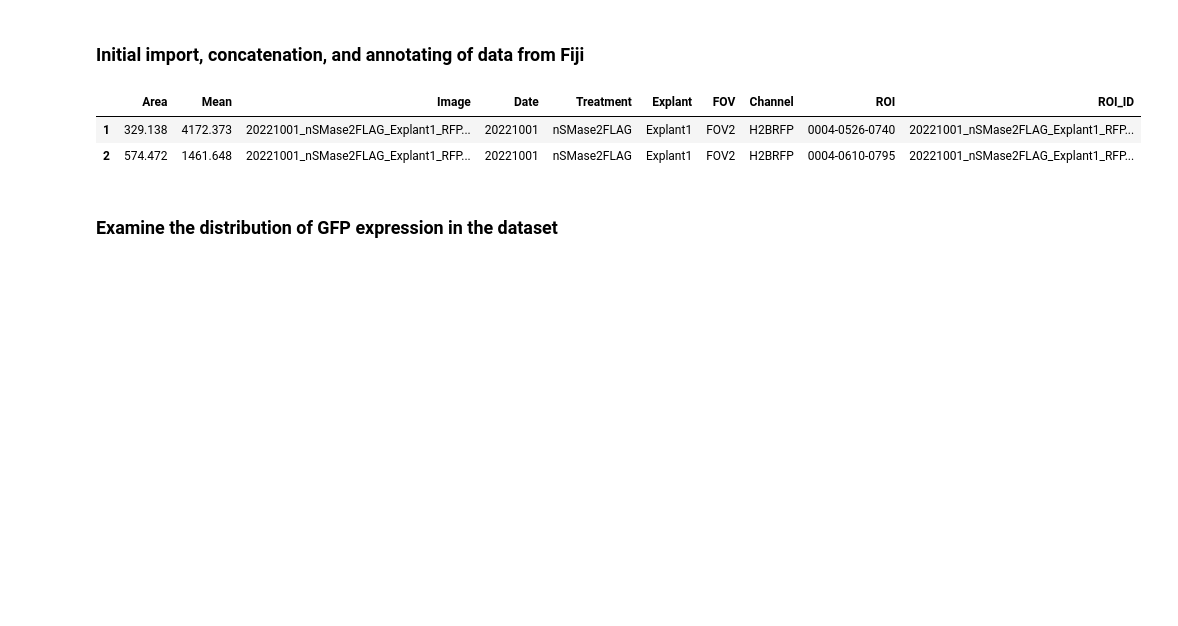
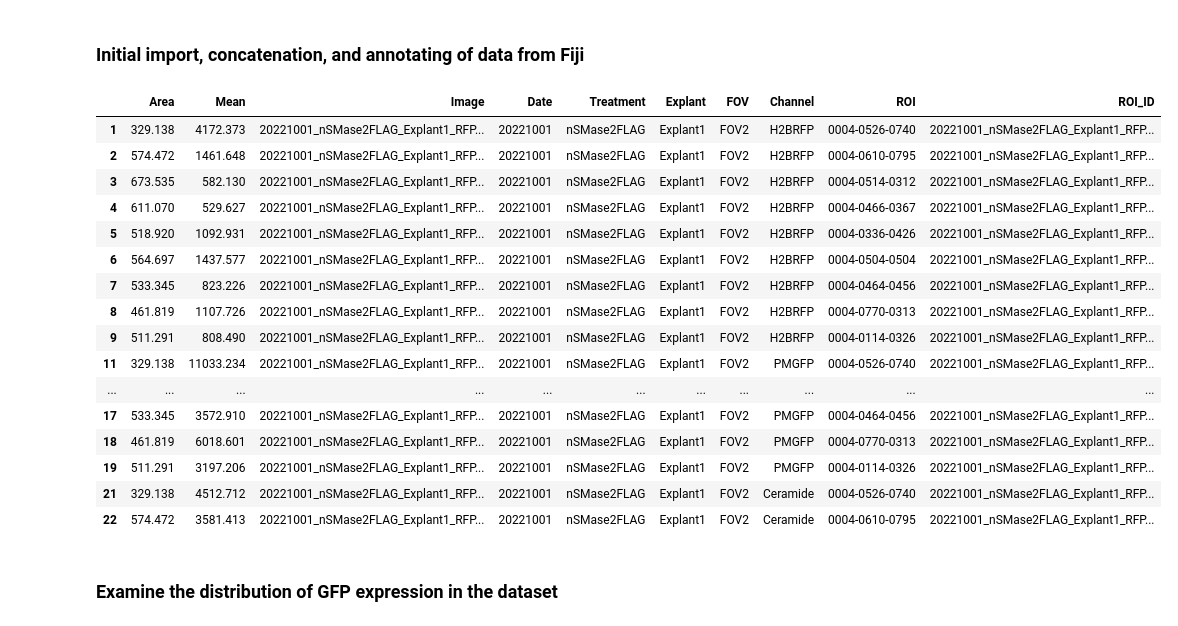
Before and after one commit to PiacentinoLab/2022_PNAS_nSMase2_Endocytosis, a Jupyter notebook: Figure4/F_Ceramide_IHC_Explants/20221019_sc_Ceramide_IntensityAnalysis.ipynb, the cells around one changed output. Saved outputs shown, nothing was run; the diff lists cells and outputs as text; code cells hidden in the pictures; blank space fills up the shorter version.

```diff
--- a/Figure4/F_Ceramide_IHC_Explants/20221019_sc_Ceramide_IntensityAnalysis.ipynb
+++ b/Figure4/F_Ceramide_IHC_Explants/20221019_sc_Ceramide_IntensityAnalysis.ipynb
@@ -23,34 +23,48 @@ Loading BokehJS ...
 # %%
 # Define path to directory with measurements
 path = os.path.abspath('raw_source_data/')
 df_summary = pd.DataFrame()
 list_summary = []
 
 # For loop to bring in files and concatenate them into a single dataframe
 for file_ in glob.glob(path + "/*_Intensity.csv"):
     df = pd.read_csv(file_)
     # Determine Image name from file name, then parse experiment details from Image name
     df['Image'] = os.path.splitext(os.path.basename(file_))[0]
     (df['Date'], df['Treatment'], df['Explant'],
              df['Stains'], df['FOV'], df['Measurement']) = zip(*df['Image'].map(lambda x:x.split('_')))
     (df['Channel'], df['ROI']) = zip(*df['Label'].map(lambda x:x.split(':')))
     df['ROI_ID'] = df['Image'] + '_' + df['ROI']
 
     # Drop unnecessary columns for tidiness
     df = df.drop(['Label', 'RawIntDen','IntDen', 'Stains', 'Measurement'], axis = 1)
     df = df.loc[df['ROI'] != 'background']
     df = df.drop_duplicates()
     list_summary.append(df)
 
 df_summary = pd.concat(list_summary, sort=False)
 df_summary = df_summary.drop(columns=' ').drop_duplicates()
 
 # Preview dataframe to confirm import successful
-df_summary.head(2)
+df_summary.head(20)
 # %% [output]
 |  | Area | Mean | Image | Date | Treatment | Explant | FOV | Channel | ROI | ROI_ID |
 | 1 | 329.138 | 4172.373 | 20221001_nSMase2FLAG_Explant1_RFP... | 20221001 | nSMase2FLAG | Explant1 | FOV2 | H2BRFP | 0004-0526-0740 | 20221001_nSMase2FLAG_Explant1_RFP... |
 | 2 | 574.472 | 1461.648 | 20221001_nSMase2FLAG_Explant1_RFP... | 20221001 | nSMase2FLAG | Explant1 | FOV2 | H2BRFP | 0004-0610-0795 | 20221001_nSMase2FLAG_Explant1_RFP... |
+| 3 | 673.535 | 582.130 | 20221001_nSMase2FLAG_Explant1_RFP... | 20221001 | nSMase2FLAG | Explant1 | FOV2 | H2BRFP | 0004-0514-0312 | 20221001_nSMase2FLAG_Explant1_RFP... |
+| 4 | 611.070 | 529.627 | 20221001_nSMase2FLAG_Explant1_RFP... | 20221001 | nSMase2FLAG | Explant1 | FOV2 | H2BRFP | 0004-0466-0367 | 20221001_nSMase2FLAG_Explant1_RFP... |
+| 5 | 518.920 | 1092.931 | 20221001_nSMase2FLAG_Explant1_RFP... | 20221001 | nSMase2FLAG | Explant1 | FOV2 | H2BRFP | 0004-0336-0426 | 20221001_nSMase2FLAG_Explant1_RFP... |
+| 6 | 564.697 | 1437.577 | 20221001_nSMase2FLAG_Explant1_RFP... | 20221001 | nSMase2FLAG | Explant1 | FOV2 | H2BRFP | 0004-0504-0504 | 20221001_nSMase2FLAG_Explant1_RFP... |
+| 7 | 533.345 | 823.226 | 20221001_nSMase2FLAG_Explant1_RFP... | 20221001 | nSMase2FLAG | Explant1 | FOV2 | H2BRFP | 0004-0464-0456 | 20221001_nSMase2FLAG_Explant1_RFP... |
+| 8 | 461.819 | 1107.726 | 20221001_nSMase2FLAG_Explant1_RFP... | 20221001 | nSMase2FLAG | Explant1 | FOV2 | H2BRFP | 0004-0770-0313 | 20221001_nSMase2FLAG_Explant1_RFP... |
+| 9 | 511.291 | 808.490 | 20221001_nSMase2FLAG_Explant1_RFP... | 20221001 | nSMase2FLAG | Explant1 | FOV2 | H2BRFP | 0004-0114-0326 | 20221001_nSMase2FLAG_Explant1_RFP... |
+| 11 | 329.138 | 11033.234 | 20221001_nSMase2FLAG_Explant1_RFP... | 20221001 | nSMase2FLAG | Explant1 | FOV2 | PMGFP | 0004-0526-0740 | 20221001_nSMase2FLAG_Explant1_RFP... |
+| ... | ... | ... | ... | ... | ... | ... | ... | ... | ... | ... |
+| 17 | 533.345 | 3572.910 | 20221001_nSMase2FLAG_Explant1_RFP... | 20221001 | nSMase2FLAG | Explant1 | FOV2 | PMGFP | 0004-0464-0456 | 20221001_nSMase2FLAG_Explant1_RFP... |
+| 18 | 461.819 | 6018.601 | 20221001_nSMase2FLAG_Explant1_RFP... | 20221001 | nSMase2FLAG | Explant1 | FOV2 | PMGFP | 0004-0770-0313 | 20221001_nSMase2FLAG_Explant1_RFP... |
+| 19 | 511.291 | 3197.206 | 20221001_nSMase2FLAG_Explant1_RFP... | 20221001 | nSMase2FLAG | Explant1 | FOV2 | PMGFP | 0004-0114-0326 | 20221001_nSMase2FLAG_Explant1_RFP... |
+| 21 | 329.138 | 4512.712 | 20221001_nSMase2FLAG_Explant1_RFP... | 20221001 | nSMase2FLAG | Explant1 | FOV2 | Ceramide | 0004-0526-0740 | 20221001_nSMase2FLAG_Explant1_RFP... |
+| 22 | 574.472 | 3581.413 | 20221001_nSMase2FLAG_Explant1_RFP... | 20221001 | nSMase2FLAG | Explant1 | FOV2 | Ceramide | 0004-0610-0795 | 20221001_nSMase2FLAG_Explant1_RFP... |
 # %% [markdown]
 ### Examine the distribution of GFP expression in the dataset
 # %%
```
Also changed, not shown: 1 other file.
